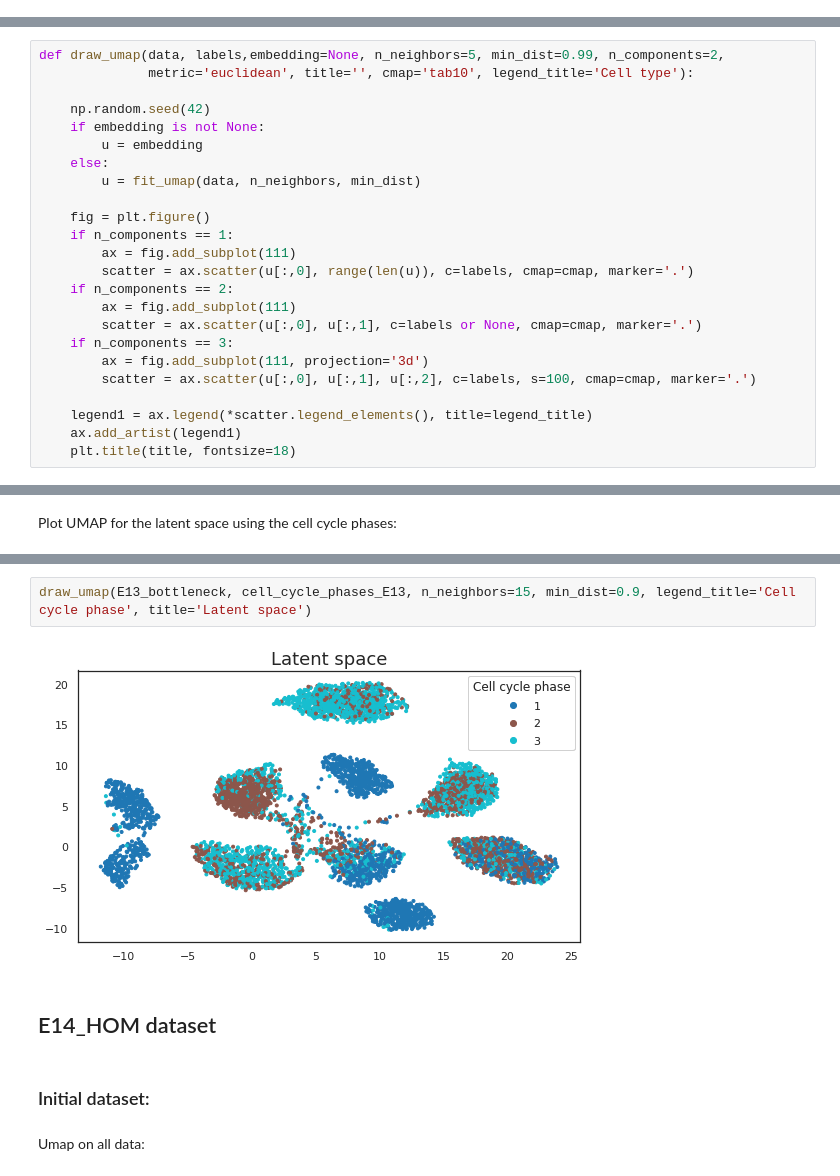
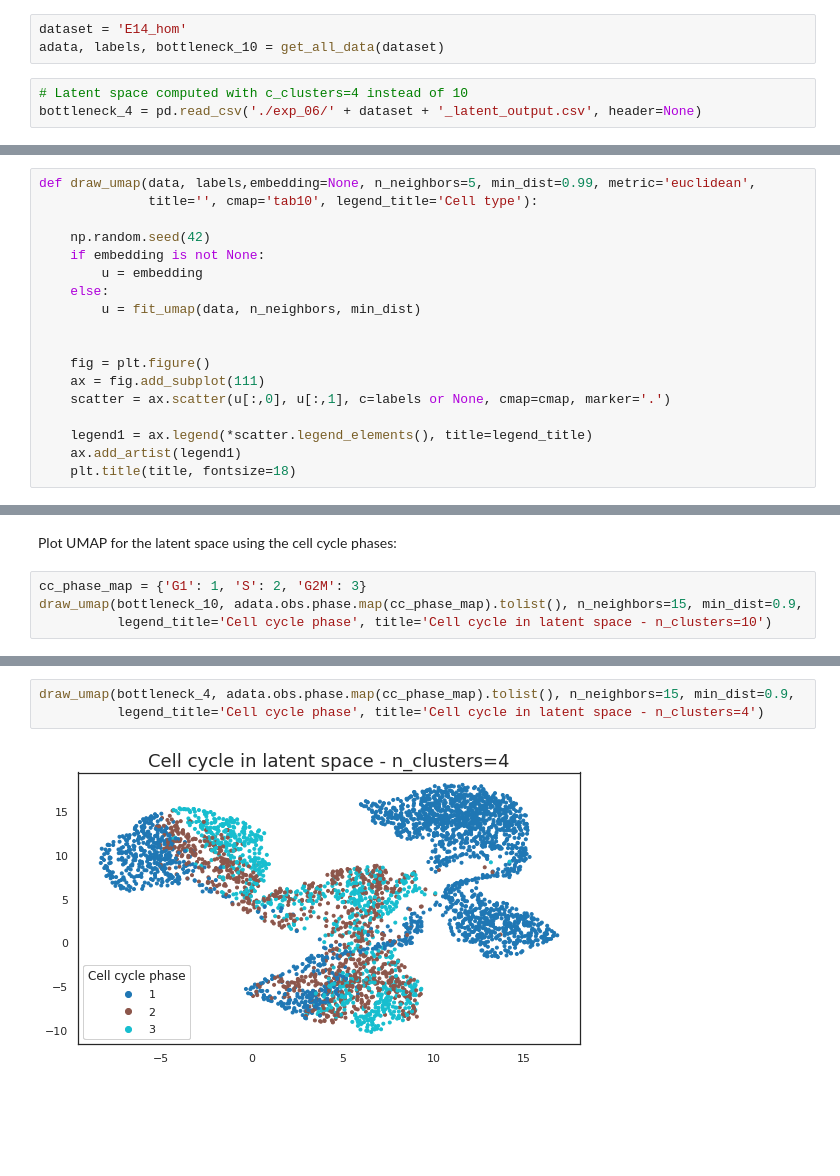
Before and after one commit to marinapts/dissertation_single_cell, a Jupyter notebook: scDeepCluster/latent_space.ipynb, the cells around one changed output, grey strips where cells are left out. Drawn from its saved outputs; the diff is of its cells as text; blank space fills up the shorter version.

```diff
--- a/scDeepCluster/latent_space.ipynb
+++ b/scDeepCluster/latent_space.ipynb
@@ -65,0 +47,6 @@ Intermediate progenitors 255
+# %%
+dataset = 'E14_hom'
+adata, labels, bottleneck_10 = get_all_data(dataset)
+# %%
+# Latent space computed with c_clusters=4 instead of 10
+bottleneck_4 = pd.read_csv('./exp_06/' + dataset + '_latent_output.csv', header=None)
@@ -86,8 +82,8 @@ def fit_umap(data, n_neighbors=5, min_dist=0.8, n_components=2, metric='euclidea
     embedding = umap_fit.fit_transform(data)
     return embedding
 # %%
-def draw_umap(data, labels,embedding=None, n_neighbors=5, min_dist=0.99, n_components=2,
-              metric='euclidean', title='', cmap='tab10', legend_title='Cell type'):
+def draw_umap(data, labels,embedding=None, n_neighbors=5, min_dist=0.99, metric='euclidean',
+              title='', cmap='tab10', legend_title='Cell type'):
 
     np.random.seed(42)
     if embedding is not None:
@@ -95,16 +91,10 @@ def draw_umap(data, labels,embedding=None, n_neighbors=5, min_dist=0.99, n_compo
     else:
         u = fit_umap(data, n_neighbors, min_dist)
 
+
     fig = plt.figure()
-    if n_components == 1:
-        ax = fig.add_subplot(111)
-        scatter = ax.scatter(u[:,0], range(len(u)), c=labels, cmap=cmap, marker='.')
-    if n_components == 2:
-        ax = fig.add_subplot(111)
-        scatter = ax.scatter(u[:,0], u[:,1], c=labels or None, cmap=cmap, marker='.')
-    if n_components == 3:
-        ax = fig.add_subplot(111, projection='3d')
-        scatter = ax.scatter(u[:,0], u[:,1], u[:,2], c=labels, s=100, cmap=cmap, marker='.')
+    ax = fig.add_subplot(111)
+    scatter = ax.scatter(u[:,0], u[:,1], c=labels or None, cmap=cmap, marker='.')
 
     legend1 = ax.legend(*scatter.legend_elements(), title=legend_title)
     ax.add_artist(legend1)
@@ -228,2 +212,6 @@ WARNING: genes are not in var_names and ignored: ['Hmgb2', 'Tmpo', 'Fam64a', 'Bu
 # %% [markdown]
 Plot UMAP for the latent space using the cell cycle phases:
+# %%
+cc_phase_map = {'G1': 1, 'S': 2, 'G2M': 3}
+draw_umap(bottleneck_10, adata.obs.phase.map(cc_phase_map).tolist(), n_neighbors=15, min_dist=0.9,
+          legend_title='Cell cycle phase', title='Cell cycle in latent space - n_clusters=10')
@@ -230,10 +220,5 @@ Plot UMAP for the latent space using the cell cycle phases:
 # %%
-draw_umap(E13_bottleneck, cell_cycle_phases_E13, n_neighbors=15, min_dist=0.9, legend_title='Cell cycle phase', title='Latent space')
+draw_umap(bottleneck_4, adata.obs.phase.map(cc_phase_map).tolist(), n_neighbors=15, min_dist=0.9,
+          legend_title='Cell cycle phase', title='Cell cycle in latent space - n_clusters=4')
 # %% [output]
-[figure, old version]
+[figure, new version]
-# %% [markdown]
-## E14_HOM  dataset
-# %% [markdown]
-### Initial dataset:
-# %% [markdown]
-Umap on all data:
```
Also changed, not shown: parts of 39 cells of this notebook, 1 other file.
